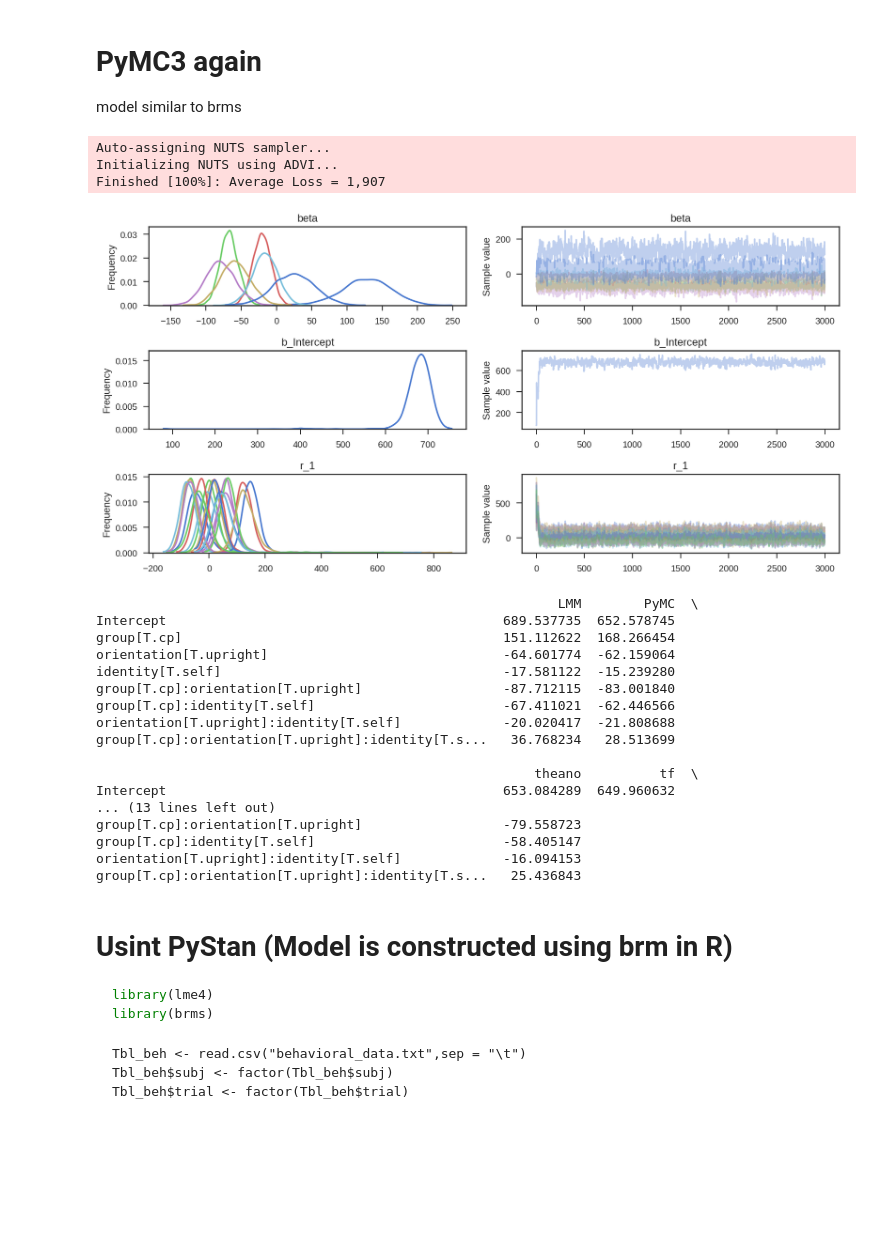
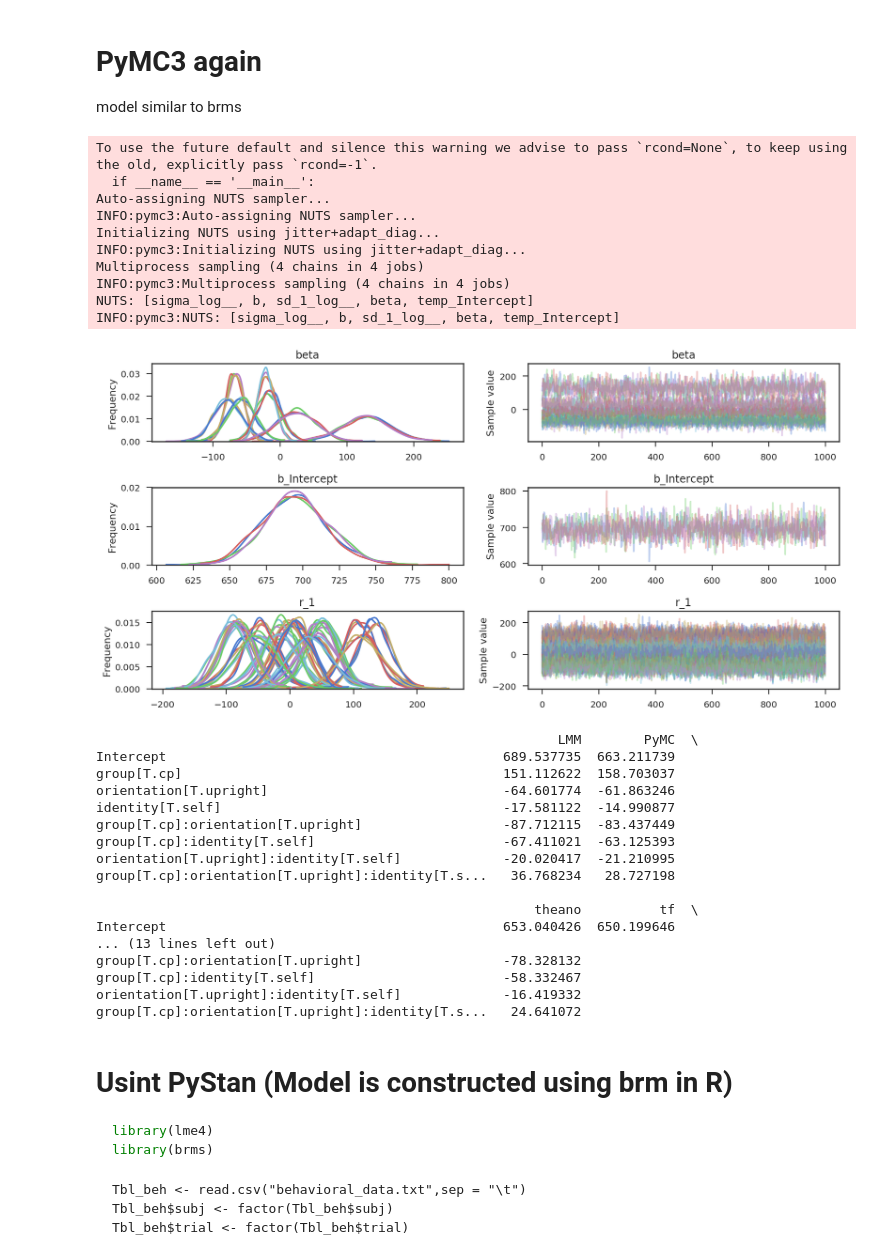
Before and after one commit to junpenglao/GLMM-in-Python, a Jupyter notebook: GLMM_in_python.ipynb, the cells around one changed output. Drawn from its saved outputs; the diff is of its cells as text; code cells hidden in the pictures; blank space fills up the shorter version.

```diff
--- a/GLMM_in_python.ipynb
+++ b/GLMM_in_python.ipynb
@@ -416,81 +412,80 @@ Y      = np.asarray(Y).flatten()
 nfixed = np.shape(X)
 nrandm = np.shape(Z)
 beta0     = np.linalg.lstsq(X,Y)
 
 fixedpred = np.argmax(X,axis=1)
 randmpred = np.argmax(Z,axis=1)
 
 con  = tt.constant(fixedpred)
 sbj  = tt.constant(randmpred)
-import pymc3 as pm
 
-X1     = X[0:,1:]
-X_mean = np.mean(X1,axis=0) # column means of X before centering
+X1     = X[0:, 1:]
+X_mean = np.mean(X1, axis=0) # column means of X before centering
 X_cent = X1 - X_mean
 
 with pm.Model() as glmm2:
+    # temporary Intercept
+    temp_Intercept = pm.StudentT('temp_Intercept', nu=3, mu=0, sd=186)#
     # Fixed effect
     beta = pm.Normal('beta', mu = 0, sd = 100, shape=(nfixed[1]-1))
 
-    # temporary Intercept
-    #temp_Intercept = pm.Flat('temp_Intercept')
-    temp_Intercept = pm.Normal('temp_Intercept', mu = 0, sd = 100)
-
     # random effect
     # group-specific standard deviation
-    s      = pm.HalfCauchy('s', 5)#pm.StudentT('s',nu=3, mu=0, sd=186)#
+    s      = pm.HalfStudentT('sd_1', nu=3, sd=186)
     b      = pm.Normal('b', mu = 0, sd = 1, shape=(nrandm[1]))
-    r_1    = pm.Deterministic('r_1',s*b)
-    sigma  = pm.HalfCauchy('sigma', 5)#pm.StudentT('eps',nu=3, mu=0, sd=186)#
+    r_1    = pm.Deterministic('r_1', s*b)
+    sigma  = pm.HalfStudentT('sigma', nu=3, sd=186)
 
     # compute linear predictor
     mu_est = tt.dot(X_cent,beta) + temp_Intercept + r_1[sbj]
 
     RT = pm.Normal('RT', mu_est, sigma, observed = Y)
     b_Intercept = pm.Deterministic("b_Intercept", temp_Intercept - tt.sum(X_mean * beta))
-    # start = pm.find_MAP()
-    # h = find_hessian(start)
 
-with glmm2:
-    # means, sds, elbos = pm.variational.advi(n=100000)
-    trace2 = pm.sample(3000)
+    trace2 = pm.sample(1000, tune=1000)
 
-pm.traceplot(trace2,varnames=['beta','b_Intercept','r_1']) #
+pm.traceplot(trace2, varnames=['beta', 'b_Intercept', 'r_1']) #
 plt.show()
 # %% [output]
+To use the future default and silence this warning we advise to pass `rcond=None`, to keep using the old, explicitly pass `rcond=-1`.
+  if __name__ == '__main__':
 Auto-assigning NUTS sampler...
-Initializing NUTS using ADVI...
-Finished [100%]: Average Loss = 1,907
+INFO:pymc3:Auto-assigning NUTS sampler...
+Initializing NUTS using jitter+adapt_diag...
+INFO:pymc3:Initializing NUTS using jitter+adapt_diag...
+Multiprocess sampling (4 chains in 4 jobs)
+INFO:pymc3:Multiprocess sampling (4 chains in 4 jobs)
+NUTS: [sigma_log__, b, sd_1_log__, beta, temp_Intercept]
+INFO:pymc3:NUTS: [sigma_log__, b, sd_1_log__, beta, temp_Intercept]
-[figure, old version]
+[figure, new version]
 # %%
-burnin2    = 2000
-df_summary = pm.df_summary(trace2[burnin2:],varnames=['beta'])
-df_stmp    = pm.df_summary(trace2[burnin2:],varnames=['b_Intercept']) #['temp_Intercept']
+df_summary = pm.summary(trace2, varnames=['beta'])
+df_stmp    = pm.summary(trace2, varnames=['b_Intercept']) #['temp_Intercept']
 df_new     = df_stmp.append(df_summary, ignore_index=True)
 df_new.index=Terms
 
-randm_pymc = pm.df_summary(trace2[burnin2:],varnames=['r_1'])
+randm_pymc = pm.summary(trace2,varnames=['r_1'])
 fe_params['PyMC2'] = pd.Series(np.asarray(df_new['mean']), index=fe_params.index)
 random_effects['PyMC2'] = pd.Series(np.asarray(randm_pymc['mean']),index=random_effects.index)
 print(fe_params)
 # %% [output]
                                                            LMM        PyMC  \
-Intercept                                           689.537735  652.578745
-group[T.cp]                                         151.112622  168.266454
-orientation[T.upright]                              -64.601774  -62.159064
-identity[T.self]                                    -17.581122  -15.239280
-group[T.cp]:orientation[T.upright]                  -87.712115  -83.001840
-group[T.cp]:identity[T.self]                        -67.411021  -62.446566
-orientation[T.upright]:identity[T.self]             -20.020417  -21.808688
-group[T.cp]:orientation[T.upright]:identity[T.s...   36.768234   28.513699
+Intercept                                           689.537735  663.211739
+group[T.cp]                                         151.112622  158.703037
+orientation[T.upright]                              -64.601774  -61.863246
+identity[T.self]                                    -17.581122  -14.990877
+group[T.cp]:orientation[T.upright]                  -87.712115  -83.437449
+group[T.cp]:identity[T.self]                        -67.411021  -63.125393
+orientation[T.upright]:identity[T.self]             -20.020417  -21.210995
+group[T.cp]:orientation[T.upright]:identity[T.s...   36.768234   28.727198
 
                                                         theano          tf  \
-Intercept                                           653.084289  649.960632
+Intercept                                           653.040426  650.199646
 ... (13 lines left out)
-group[T.cp]:orientation[T.upright]                  -79.558723
-group[T.cp]:identity[T.self]                        -58.405147
-orientation[T.upright]:identity[T.self]             -16.094153
-group[T.cp]:orientation[T.upright]:identity[T.s...   25.436843
+group[T.cp]:orientation[T.upright]                  -78.328132
+group[T.cp]:identity[T.self]                        -58.332467
+orientation[T.upright]:identity[T.self]             -16.419332
+group[T.cp]:orientation[T.upright]:identity[T.s...   24.641072
 # %% [markdown]
 # Usint PyStan (Model is constructed using brm in R)
 
```
Also changed, not shown: parts of 11 cells of this notebook, 1 other file.
